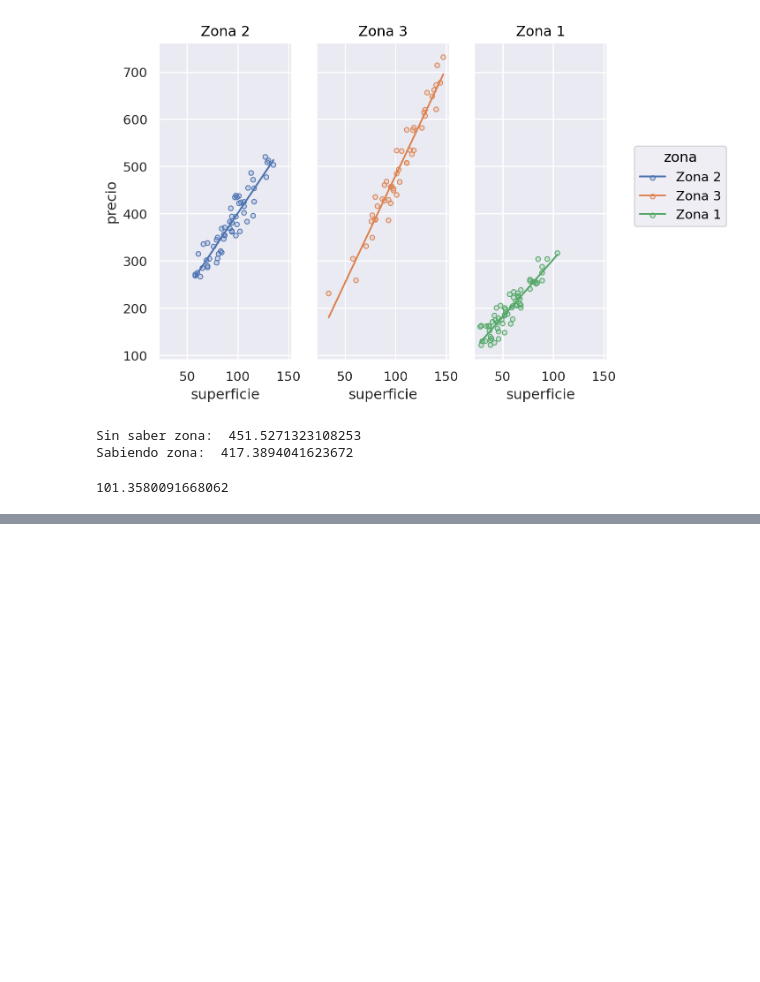
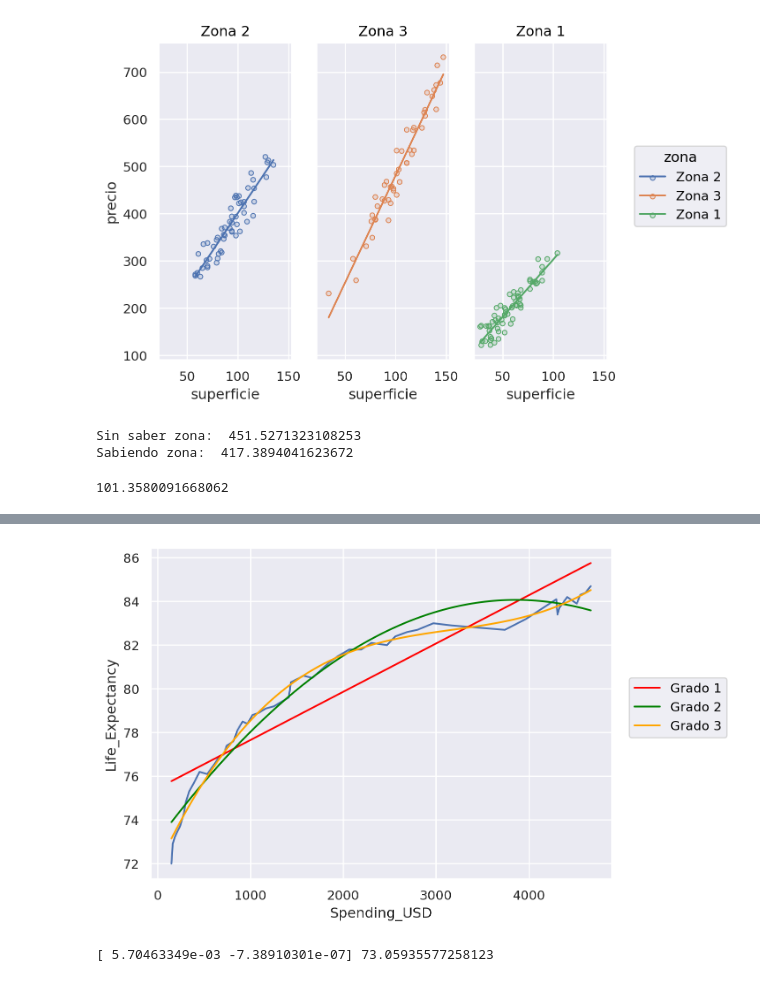
Before and after one commit to fcen-amateur/ldd, a Jupyter notebook: Practicas/practica4-ldd-1c2024-resuelto.ipynb, the cells around one changed output, grey strips where cells are left out. Drawn from its saved outputs; the diff is of its cells as text; code cells hidden in the pictures; blank space fills up the shorter version.

```diff
--- a/Practicas/practica4-ldd-1c2024-resuelto.ipynb
+++ b/Practicas/practica4-ldd-1c2024-resuelto.ipynb
@@ -194,0 +219,3 @@ plot.show()
+# %%
+datos = sns.load_dataset('healthexp')
+datos.head()
@@ -194,0 +229,23 @@ plot.show()
+# %%
+(
+    so.Plot(data=datos[datos['Country'] == 'Japan'], x='Spending_USD', y='Life_Expectancy')
+    .add(so.Line())
+    .add(so.Line(color='red'), so.PolyFit(1), label='Grado 1')
+    .add(so.Line(color='green'), so.PolyFit(2), label='Grado 2')
+    .add(so.Line(color='orange'), so.PolyFit(3), label='Grado 3')
+)
+# %% [output]
+[figure, added]
+# %%
+datos_jp = datos[datos['Country'] == 'Japan']
+
+# Indicamos que queremos un polinomio de Grado 3 sin ordenada al origen
+polynomial_features= PolynomialFeatures(degree=3, include_bias=False)
+x_poly = polynomial_features.fit_transform(datos_jp[['Spending_USD']])
+modelo = linear_model.LinearRegression()
+modelo.fit(x_poly, datos_jp['Life_Expectancy'])
+beta = modelo.coef_
+beta_0 = modelo.intercept_
+print(beta, beta_0)
+# %% [output]
+[ 5.70463349e-03 -7.38910301e-07] 73.05935577258123
```
Also changed, not shown: parts of 11 cells of this notebook, 20 other files.
